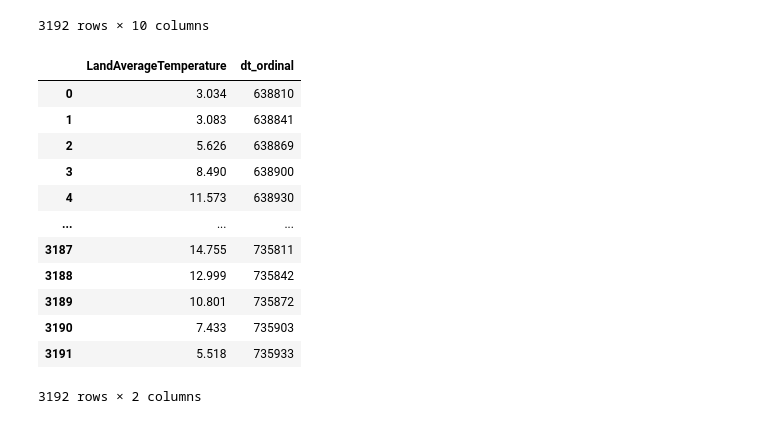
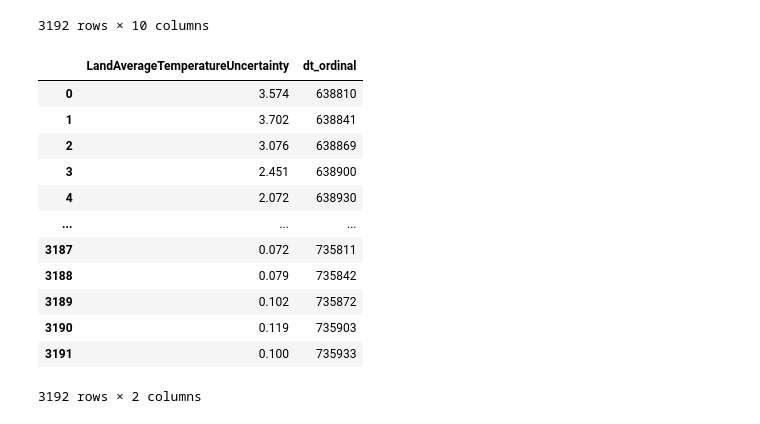
Before and after one commit to busranur-sr/ClimateChange, a Jupyter notebook: GlobalTemperatures.ipynb, the cells around one changed output. Saved outputs shown, nothing was run; the diff lists cells and outputs as text; code cells hidden in the pictures.

```diff
--- a/GlobalTemperatures.ipynb
+++ b/GlobalTemperatures.ipynb
@@ -170,28 +171,28 @@ df_global_old
 3192 rows × 10 columns
 # %%
 df_global_old_dropped = df_global_old.drop(["dt",
-                                            "LandAverageTemperatureUncertainty",
+                                            "LandAverageTemperature",
                                             "LandMaxTemperature",
                                            "LandMaxTemperatureUncertainty",
                                            "LandMinTemperature",
                                            "LandMinTemperatureUncertainty",
                                             "LandAndOceanAverageTemperature",
                                            "LandAndOceanAverageTemperatureUncertainty"], axis=1)
 
 
 
 df_global_old_dropped
 # %% [output]
-|  | LandAverageTemperature | dt_ordinal |
-| 0 | 3.034 | 638810 |
-| 1 | 3.083 | 638841 |
-| 2 | 5.626 | 638869 |
-| 3 | 8.490 | 638900 |
-| 4 | 11.573 | 638930 |
+|  | LandAverageTemperatureUncertainty | dt_ordinal |
+| 0 | 3.574 | 638810 |
+| 1 | 3.702 | 638841 |
+| 2 | 3.076 | 638869 |
+| 3 | 2.451 | 638900 |
+| 4 | 2.072 | 638930 |
 | ... | ... | ... |
-| 3187 | 14.755 | 735811 |
-| 3188 | 12.999 | 735842 |
-| 3189 | 10.801 | 735872 |
-| 3190 | 7.433 | 735903 |
-| 3191 | 5.518 | 735933 |
+| 3187 | 0.072 | 735811 |
+| 3188 | 0.079 | 735842 |
+| 3189 | 0.102 | 735872 |
+| 3190 | 0.119 | 735903 |
+| 3191 | 0.100 | 735933 |
 3192 rows × 2 columns
```
Also changed, not shown: parts of 20 cells of this notebook.
